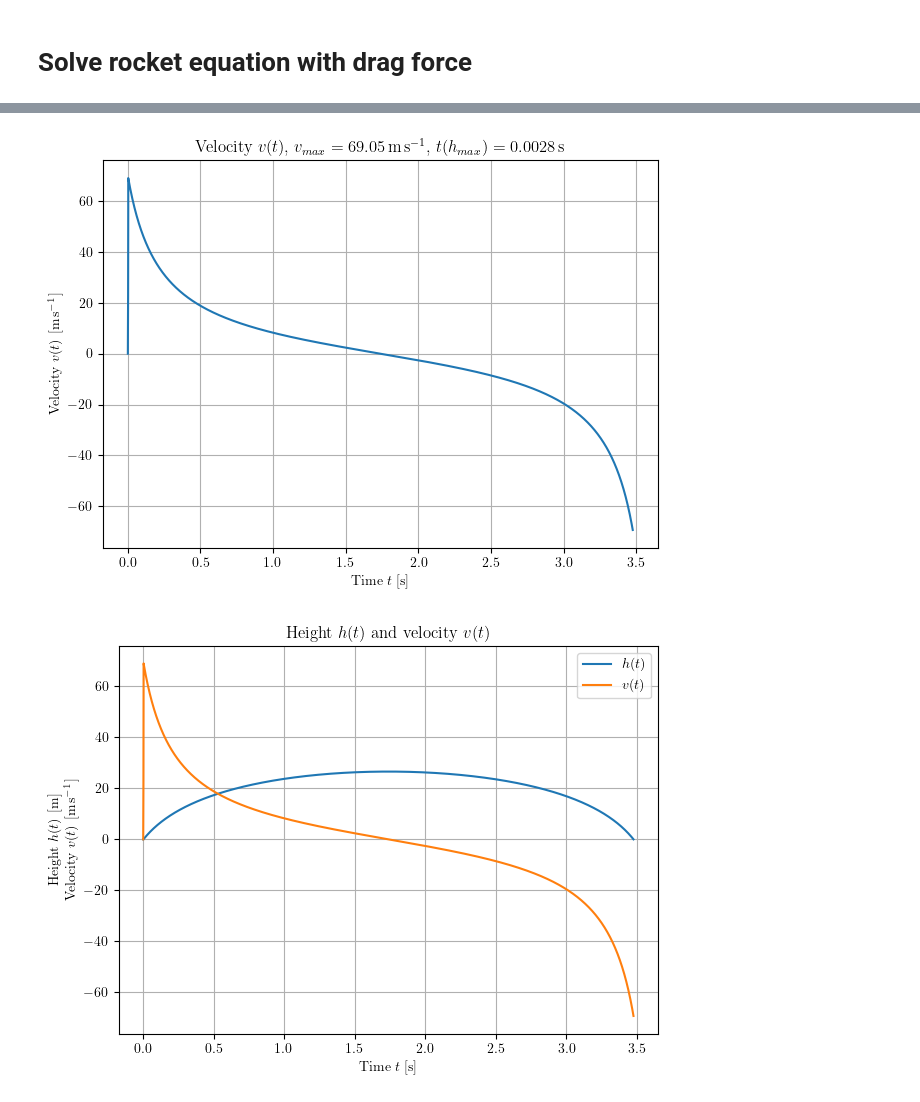
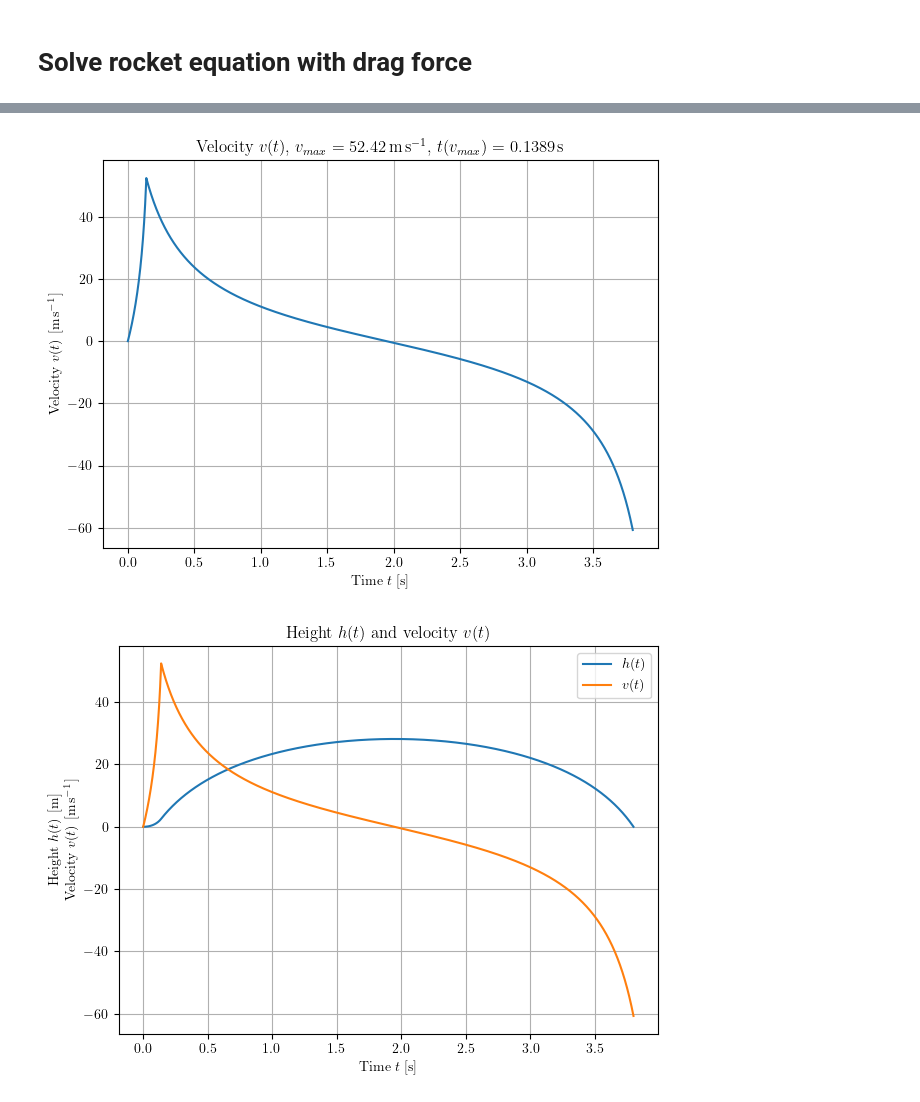
Before and after one commit to danielzahnd/water-rocket, a Jupyter notebook: water_rocket_air_resistance.ipynb, the cells around one changed output, grey strips where cells are left out. Saved outputs shown, nothing was run; the diff lists cells and outputs as text; code cells hidden in the pictures.

```diff
--- a/water_rocket_air_resistance.ipynb
+++ b/water_rocket_air_resistance.ipynb
@@ -11,23 +11,23 @@ plt.rcParams['text.usetex'] = True
 plt.rcParams['text.latex.preamble'] = r'\usepackage{bm, amsmath, siunitx}'
 mpl.rcParams['font.family'] = 'STIXGeneral'
 mpl.rcParams['font.size'] = 10
+# %%
+# Adjustable parameters
+P_0_bar = 8 # bar, rocket pressure in bars
+m_w = 0.25 # kg, water mass
 # %%
-# Adjustable parameters
-P_0_bar = 8 # bar, rocket pressure in bars
-m_w = 0.5 # kg, water mass
-
 # Calculate important parameters
 rho_w = 1000.0 # kg/m^3, water density
-m_f = 0.05 # kg, bottle mass
+m_r = 0.04 # kg, bottle mass
 g = 9.81 # m/s^2, gravitational acceleration
-r = 0.045 # m, booster diameter
+r = 0.0045 # m, exhaust radius
 P_0 = P_0_bar*1e5 # Pa, rocket pressure in Pascals
-R = 0.04 # m, radius of bottle
+R = 0.0325 # m, radius of bottle
 A = R**2*np.pi # m^2, cross-sectional area of bottle in propagation direction
 rho = 1.15 # kg/m^3, air density
 tau = m_w/(r**2*np.pi*np.sqrt(P_0*rho_w)) # s, total boost time
 v_w = np.sqrt(P_0/rho_w) # m/s, constant water ejection velocity
-m_0 = m_f + m_w # kg, total mass of water rocket at start
+m_0 = m_r + m_w # kg, total mass of water rocket at start
 b = m_w/tau # kg/s, water ejection rate
 C_d = 0.57 # Air resistance coefficient
 gamma = C_d*rho*A # kg/m, scaled air resistance coefficient
@@ -69,8 +69,8 @@ def solve_rocket_equation(h0, v0, t_start, t_end, num_steps):
 h0 = 0.0  # initial value of h
 v0 = 0.0  # initial value of v
 t_start = 0.0  # starting time
-t_end = 5  # ending time
-num_steps = 100000  # number of time steps
+t_end = 4  # ending time
+num_steps = 1000000  # number of time steps
 
 t, h, v = solve_rocket_equation(h0, v0, t_start, t_end, num_steps)
 
@@ -89,11 +89,12 @@ v_max = round(v_max, 2)
 t_v_max = round(t_v_max, 4)
 
 # Cut h, v and t arrays to suitable length
-idx_h_neg = np.where(h < 0)
-idx_trunc_after = int(np.min(idx_h_neg))
-h = h[:idx_trunc_after]
-v = v[:idx_trunc_after]
-t = t[:idx_trunc_after]
+if np.any(h < 0):
+    idx_h_neg = np.where(h < 0)
+    idx_trunc_after = int(np.min(idx_h_neg))
+    h = h[:idx_trunc_after]
+    v = v[:idx_trunc_after]
+    t = t[:idx_trunc_after]
 
 # Plot the results
 plt.title('Height $h(t)$, $h_{max} = \\SI{%s}{\meter}$, $t(h_{max}) = \\SI{%s}{\second}$' %(h_max, t_h_max))
@@ -106,7 +107,7 @@ plt.savefig('h(t)_with_drag.pdf')
 plt.show()
 
 
-plt.title('Velocity $v(t)$, $v_{max} = \\SI{%s}{\meter\per\second}$, $t(h_{max}) = \\SI{%s}{\second}$' %(v_max, t_v_max))
+plt.title('Velocity $v(t)$, $v_{max} = \\SI{%s}{\meter\per\second}$, $t(v_{max}) = \\SI{%s}{\second}$' %(v_max, t_v_max))
 plt.plot(t, v, label='$v(t)$')
 plt.xlabel('Time $t$ $[\\si{\second}]$')
 plt.ylabel('Velocity $v(t)$ $[\\si{\meter\per\second}]$')
@@ -130,2 +131,2 @@ plt.show()
-[figure, old version]
+[figure, new version]
-[figure, old version]
+[figure, new version]
```
Also changed, not shown: parts of 1 cell of this notebook, 1 other file.
